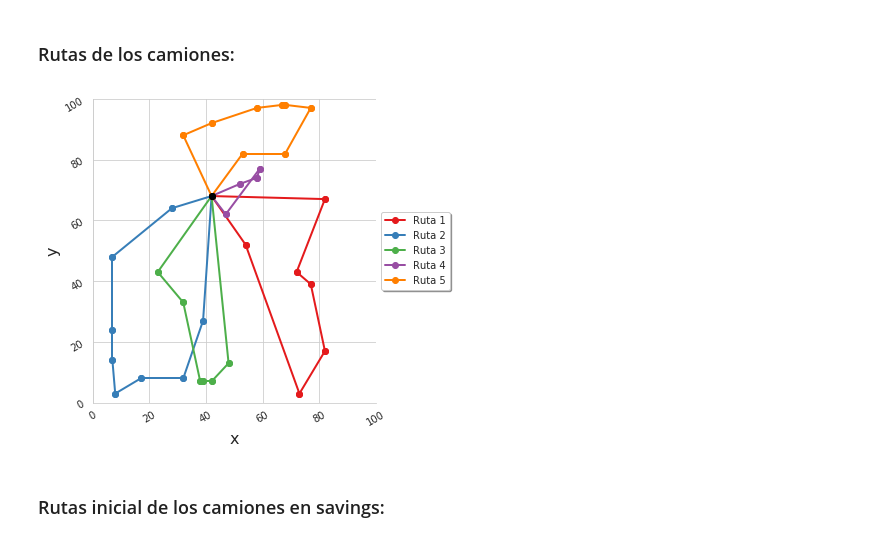
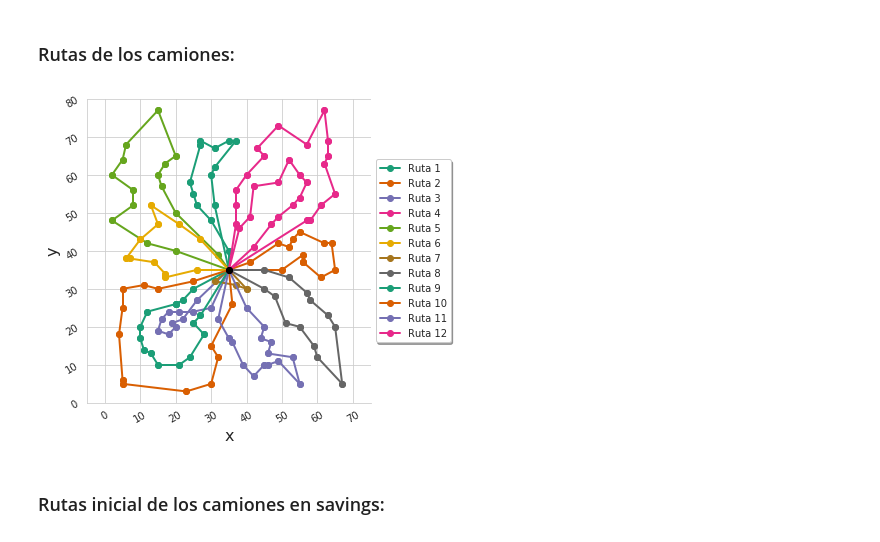
Before and after one commit to asdolo/algo3-tp3, a Jupyter notebook: jupyter/notebook.ipynb, the cells around one changed output. Drawn from its saved outputs; the diff is of its cells as text; code cells hidden in the pictures.

```diff
--- a/jupyter/notebook.ipynb
+++ b/jupyter/notebook.ipynb
@@ -301,7 +301,7 @@ def plot_rutas(archivo_instancia, archivo_rutas, palette='Set1', padding=20, xli
     #plt.legend(leyendas, loc='center left', bbox_to_anchor=(1.0, 0.5), shadow=True)
 
     for k in range(1, cant_camiones+1):
-        nodos_ruta = df_rutas.loc[df_rutas['camion'] == k]['ruta'].to_string(index=False).split()
+        nodos_ruta = df_rutas.iloc[k-1]['ruta'].split()
         for i in range(0, len(nodos_ruta) - 1):
             nodo_a_info = df_instancia.loc[df_instancia['id'] == int(nodos_ruta[i])]
             nodo_b_info = df_instancia.loc[df_instancia['id'] == int(nodos_ruta[i+1])]
@@ -422,10 +422,10 @@ plot_clusters('../output/4-otra-clusterizacion/clusters.csv', palette='Dark2', s
 # %% [markdown]
 <h3>Rutas de los camiones:</h3>
 # %%
-#plot_rutas('../output/3-sweep-algorithm/clusters.csv', '../output/3-sweep-algorithm/rutas.csv', palette='Set1', xlim=[0,100], ylim=[0,100])
-plot_rutas('../output/4-otra-clusterizacion/clusters.csv', '../output/4-otra-clusterizacion/rutas.csv', palette='Set1', xlim=[0,100], ylim=[0,100])
+plot_rutas('../output/3-sweep-algorithm/clusters.csv', '../output/3-sweep-algorithm/rutas.csv', palette='Dark2', xlim=[-5,75], ylim=[0,80])
+#plot_rutas('../output/4-otra-clusterizacion/clusters.csv', '../output/4-otra-clusterizacion/rutas.csv', palette='Set1', xlim=[0,100], ylim=[0,100])
 # %% [output]
-[figure, old version]
+[figure, new version]
 # %% [markdown]
 <h3>Rutas inicial de los camiones en savings:</h3>
 # %%
```
Also changed, not shown: parts of 4 cells of this notebook.
